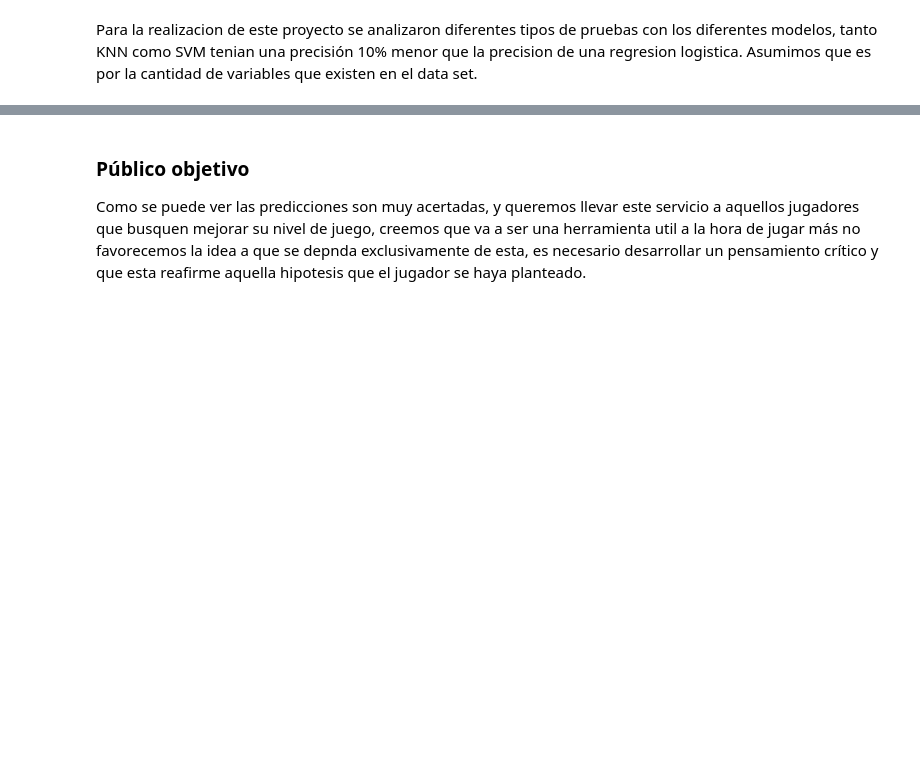
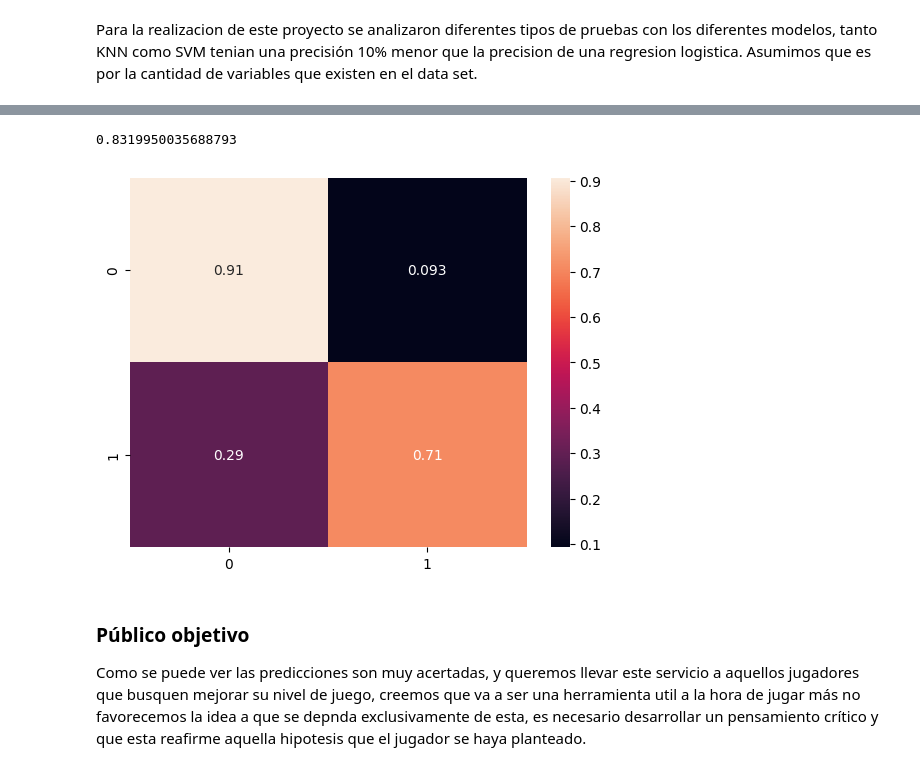
Before and after one commit to NicolasEyzaguirre/TFT_model, a Jupyter notebook: memoria.ipynb, the cells around one changed output, grey strips where cells are left out. Cells and saved outputs as stored; diff of their text form; code cells hidden in the pictures; blank space fills up the shorter version.

```diff
--- a/memoria.ipynb
+++ b/memoria.ipynb
@@ -142,3 +179,8 @@ prediction()
+# %%
+prediction(grafico=1)
+# %% [output]
+0.8319950035688793
+[figure, added]
 # %% [markdown]
 ### Público objetivo
 
```
Also changed, not shown: parts of 9 cells of this notebook, 5 other files.
